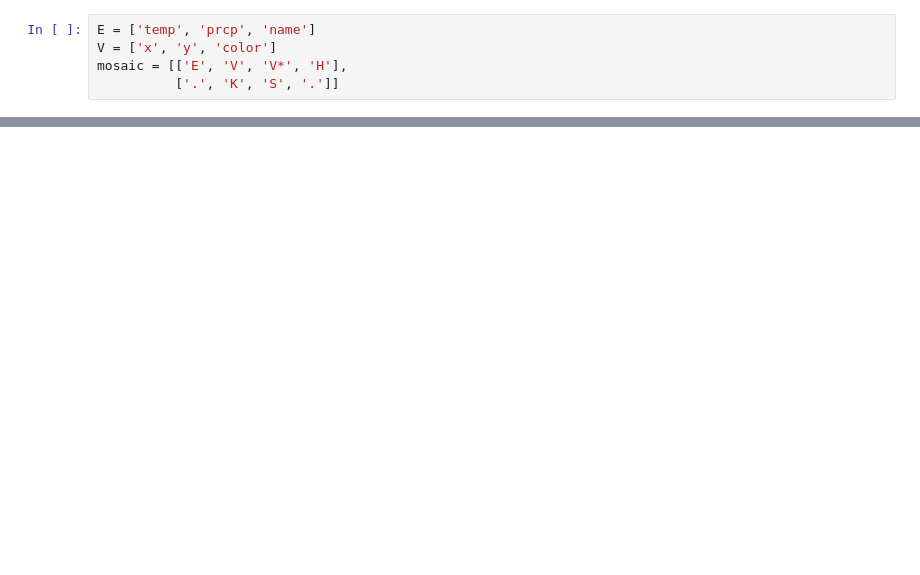
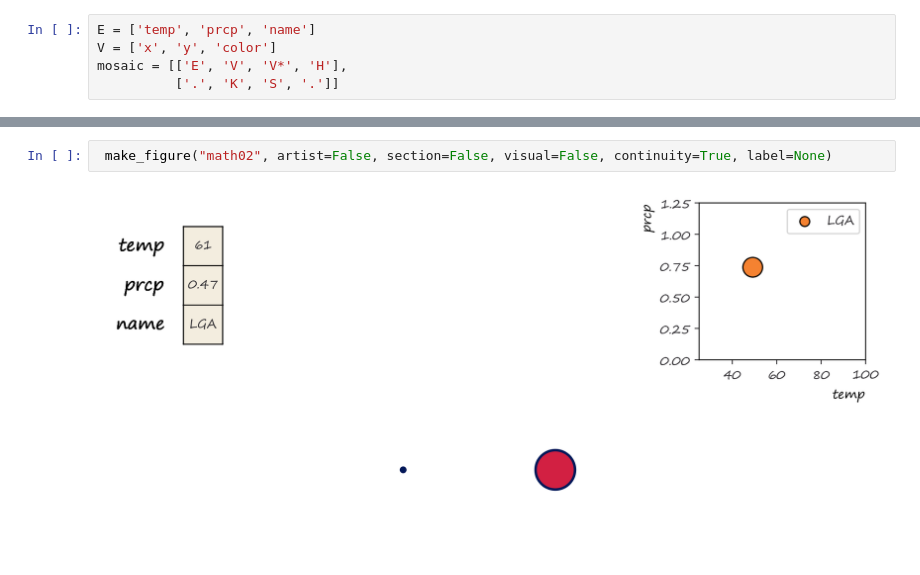
Before and after one commit to story645/proposal, a Jupyter notebook: figures/diagram.ipynb, the cells around one changed output, grey strips where cells are left out. Cells and saved outputs as stored; diff of their text form; blank space fills up the shorter version.

```diff
--- a/figures/diagram.ipynb
+++ b/figures/diagram.ipynb
@@ -86,0 +212,4 @@ x
+# %%
+ make_figure("math02", artist=False, section=False, visual=False, continuity=True, label=None)
+# %% [output]
+[figure, added]
```
Also changed, not shown: parts of 10 cells of this notebook, 4 other files.
